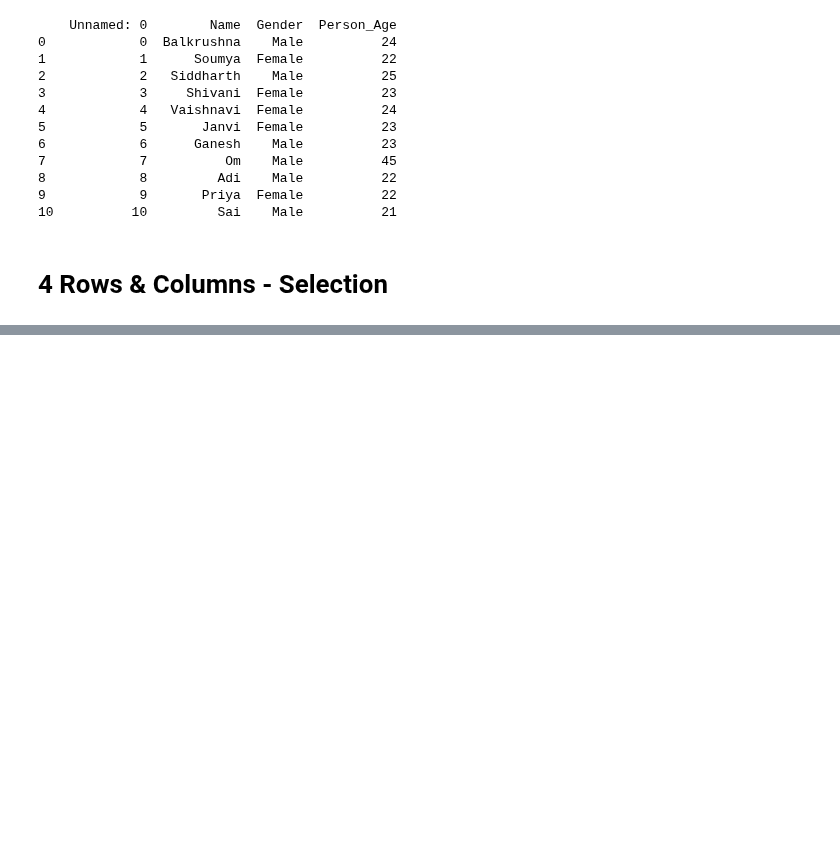
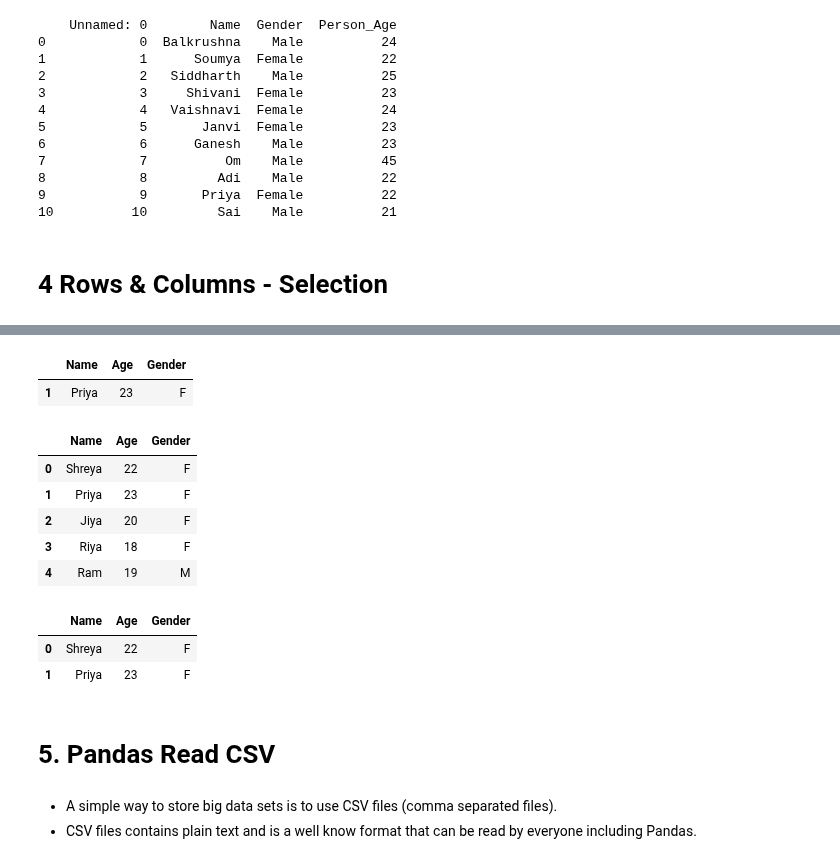
Before and after one commit to balkrushnanaik/Python-Libraries, a Jupyter notebook: Notebook/Learning_Pandas.ipynb, the cells around one changed output, grey strips where cells are left out. Saved outputs shown, nothing was run; the diff lists cells and outputs as text; code cells hidden in the pictures; blank space fills up the shorter version.

```diff
--- a/Notebook/Learning_Pandas.ipynb
+++ b/Notebook/Learning_Pandas.ipynb
@@ -136,3 +136,14 @@ print(load_df)
 10          10         Sai    Male          21
 # %% [markdown]
 # 4 Rows & Columns - Selection
+# %%
+import pandas as pd
+
+data = {
+    'Name': ['Shreya', 'Priya', 'Jiya', 'Riya', 'Ram', 'Karan'],
+    'Age': [22, 23, 20, 18, 19, 24],
+    'Gender': ['F', 'F', 'F', 'F', 'M', 'M']
+}
+
+df = pd.DataFrame(data)
+print(df)
@@ -138,0 +171,30 @@ print(load_df)
+# %%
+# select single row || loc - label based index
+df.loc[df.Name=='Priya']
+# %% [output]
+|  | Name | Age | Gender |
+| 1 | Priya | 23 | F |
+# %%
+# select multiple rows || loc - label based index
+
+df.loc[0:4]
+# %% [output]
+|  | Name | Age | Gender |
+| 0 | Shreya | 22 | F |
+| 1 | Priya | 23 | F |
+| 2 | Jiya | 20 | F |
+| 3 | Riya | 18 | F |
+| 4 | Ram | 19 | M |
+# %%
+# Select Rows || iloc - index-value based
+# df.iloc[0]
+df.iloc[0:2] # [start:stop(less than 1):step]
+# %% [output]
+|  | Name | Age | Gender |
+| 0 | Shreya | 22 | F |
+| 1 | Priya | 23 | F |
+# %% [markdown]
+# 5. Pandas Read CSV
+# %% [markdown]
+- A simple way to store big data sets is to use CSV files (comma separated files).
+- CSV files contains plain text and is a well know format that can be read by everyone including Pandas.
```
Also changed, not shown: parts of 21 cells of this notebook, 3 other files.
